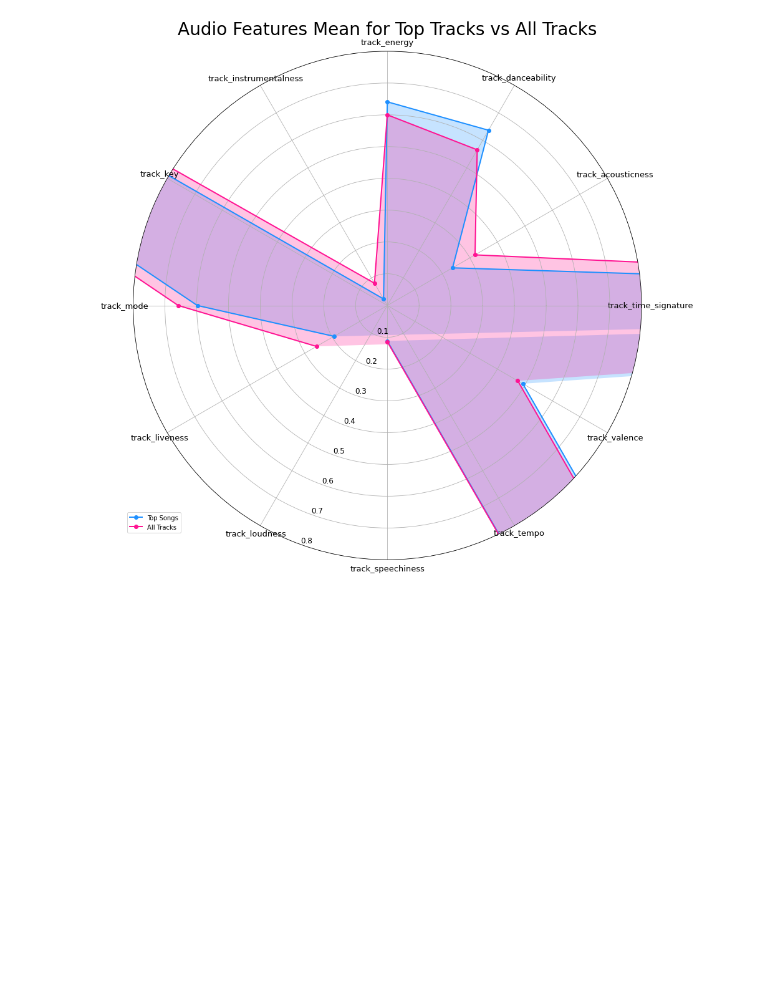
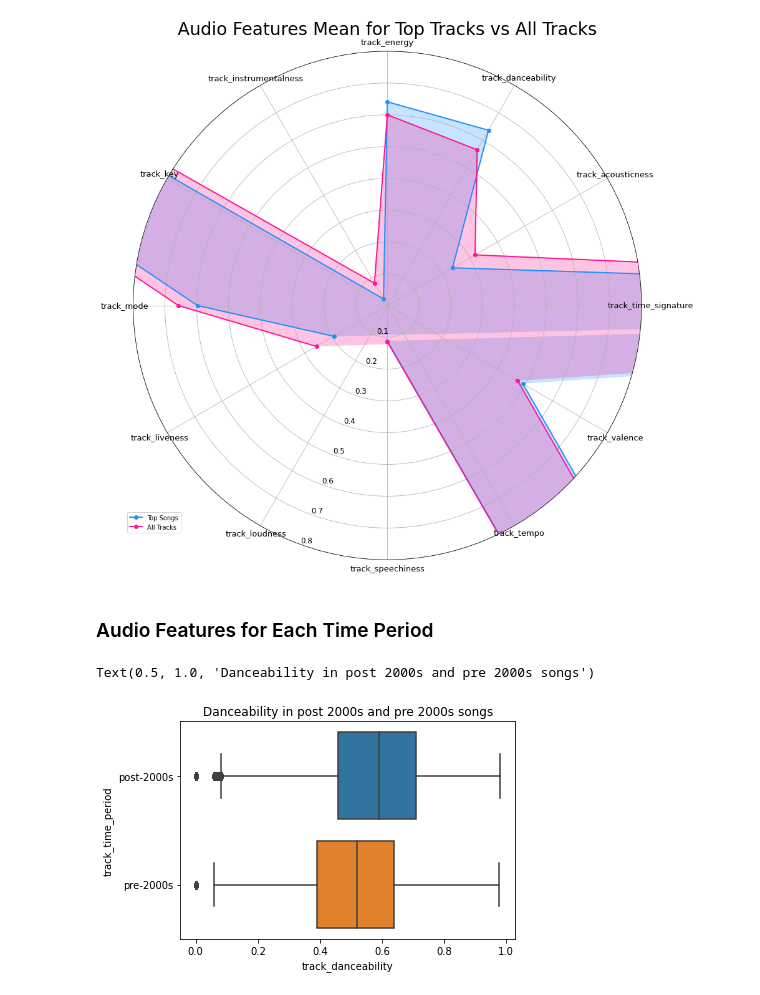
Before and after one commit to mariamabdelati/lyricalanalysis, a Jupyter notebook: 4_EDA/track_features_EDA.ipynb, the cells around one changed output. Cells and saved outputs as stored; diff of their text form; code cells hidden in the pictures; blank space fills up the shorter version.

```diff
--- a/4_EDA/track_features_EDA.ipynb
+++ b/4_EDA/track_features_EDA.ipynb
@@ -109,2 +87,0 @@ The next graph to be made is to show which year had the most album releases, and
-# %%
-tracks_df["year_release"] = tracks_df.album_release_date.str.split('-').str.get(0)
@@ -296,0 +224,3 @@ NameError: name 'genre' is not defined
+# %%
+album_release_years = tracks_df['album_release_date'].map(lambda x: x[:4])
+tracks_df['album_release_year'] = album_release_years
@@ -320,3 +330,13 @@ plt.legend(bbox_to_anchor=(0.1, 0.1))
 # %% [output]
 <matplotlib.legend.Legend at 0x...>
 [figure]
+# %% [markdown]
+### Audio Features for Each Time Period
+# %%
+tracks_df['track_time_period'] = tracks_df['album_release_year'].map(lambda x: 'pre-2000s' if int(x)<1990 else 'post-2000s')
+# %%
+seaborn.boxplot(x="track_danceability", y="track_time_period", data=tracks_df)
+plt.title('Danceability in post 2000s and pre 2000s songs')
+# %% [output]
+Text(0.5, 1.0, 'Danceability in post 2000s and pre 2000s songs')
+[figure, added]
```
Also changed, not shown: parts of 59 cells of this notebook.
